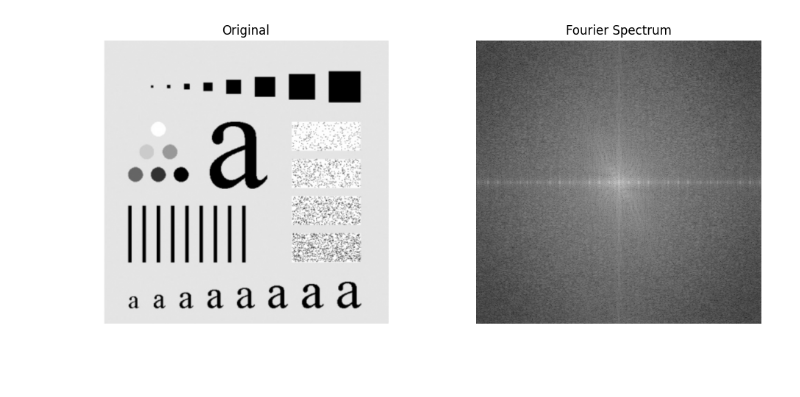
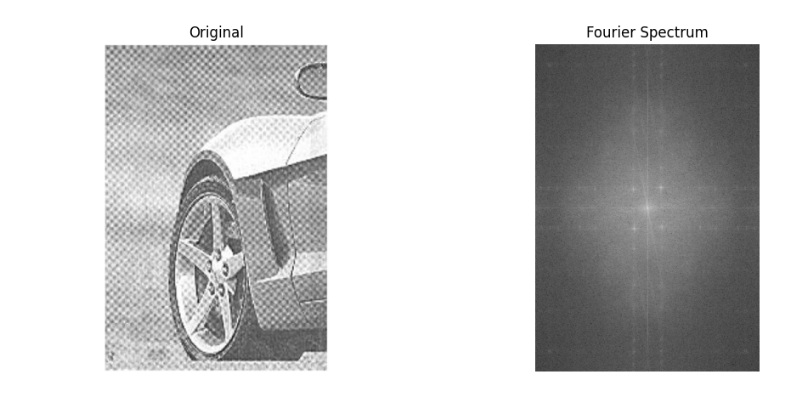
Before and after one commit to KrishChothani/Computer-Vision-Using-Deep-Learning, a Jupyter notebook: CVDL_PRACT_5.ipynb, the cells around one changed output. Saved outputs shown, nothing was run; the diff lists cells and outputs as text; code cells hidden in the pictures; blank space fills up the shorter version.

```diff
--- a/CVDL_PRACT_5.ipynb
+++ b/CVDL_PRACT_5.ipynb
@@ -3,23 +3,23 @@
 # %%
 import cv2
 import numpy as np
 import matplotlib.pyplot as plt
 
-img = cv2.imread('abc.jpg', cv2.IMREAD_GRAYSCALE)
+img = cv2.imread('img111.jpg', cv2.IMREAD_GRAYSCALE)
 M, N = img.shape
 
 F = np.fft.fft2(img)
 Fshift = np.fft.fftshift(F)
 magnitude_spectrum = np.log(1 + np.abs(Fshift))
 
 plt.figure(figsize=(12,5))
 plt.subplot(1,2,1), plt.imshow(img, cmap='gray'), plt.title("Original"), plt.axis("off")
 plt.subplot(1,2,2), plt.imshow(magnitude_spectrum, cmap='gray'), plt.title("Fourier Spectrum"), plt.axis("off")
 plt.show()
 
 u = np.arange(M)
 v = np.arange(N)
 V, U = np.meshgrid(v, u)
 D = np.sqrt((U - M/2)**2 + (V - N/2)**2)
 # %% [output]
-[figure, old version]
+[figure, new version]
```
Also changed, not shown: parts of 10 cells of this notebook.
